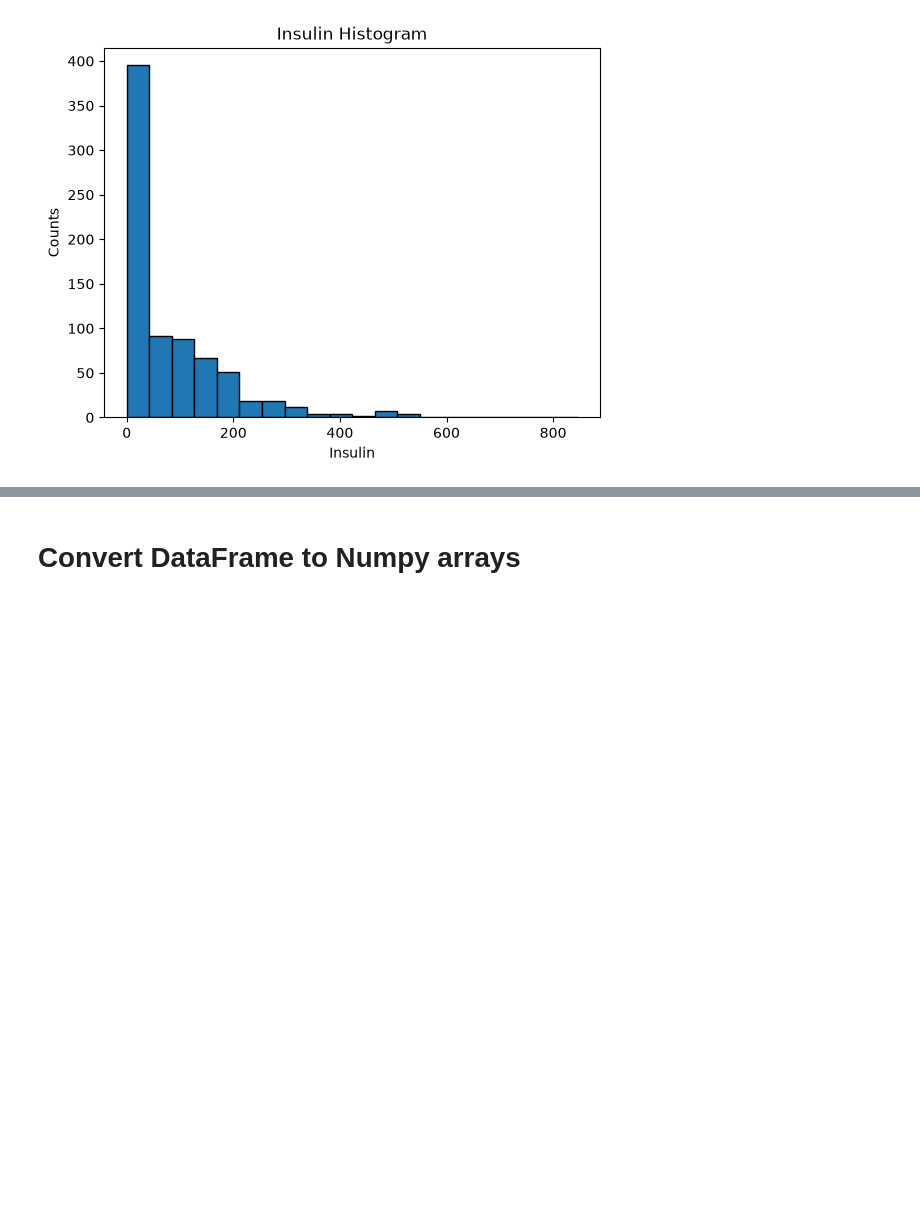
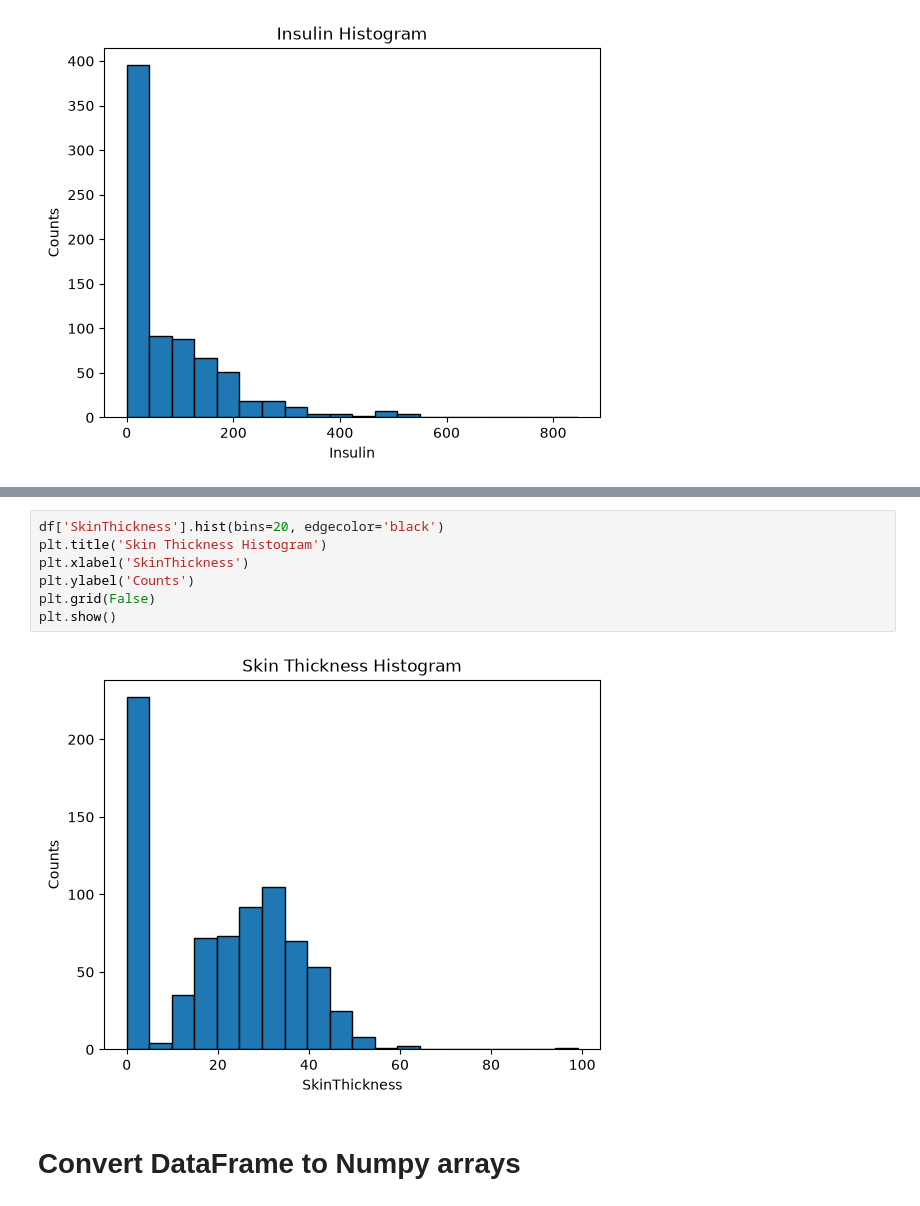
Before and after one commit to sakisv/msc_dws, a Jupyter notebook: 101-MachineLearning/01-SupervisedLearning/ML Project Template.ipynb, the cells around one changed output, grey strips where cells are left out. Cells and saved outputs as stored; diff of their text form; blank space fills up the shorter version.

```diff
--- a/101-MachineLearning/01-SupervisedLearning/ML Project Template.ipynb
+++ b/101-MachineLearning/01-SupervisedLearning/ML Project Template.ipynb
@@ -52,3 +79,12 @@ plt.show()
+# %%
+df['SkinThickness'].hist(bins=20, edgecolor='black')
+plt.title('Skin Thickness Histogram')
+plt.xlabel('SkinThickness')
+plt.ylabel('Counts')
+plt.grid(False)
+plt.show()
+# %% [output]
+[figure, added]
 # %% [markdown]
 # Convert DataFrame to Numpy arrays
 # %%
```
Also changed, not shown: parts of 4 cells of this notebook.
